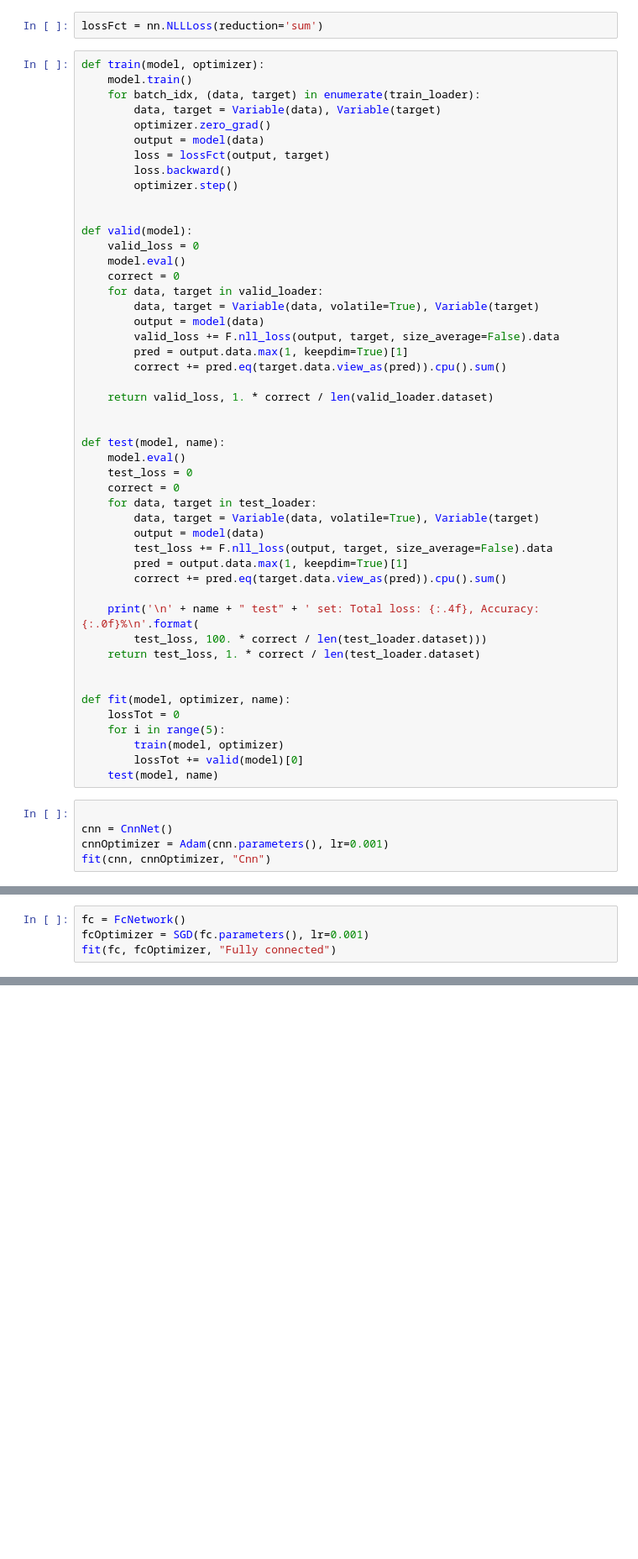
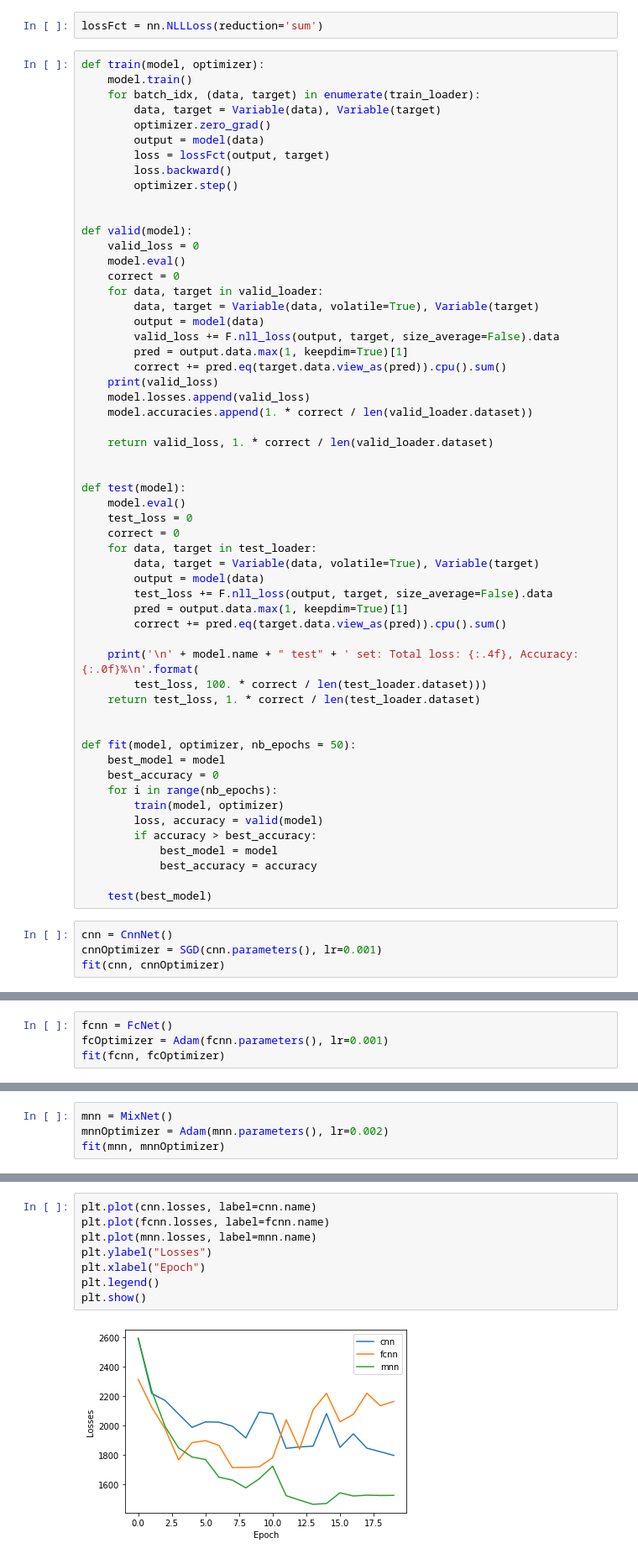
Before and after one commit to beurnii/INF8225, a Jupyter notebook: tp2/1878557_p2.ipynb, the cells around one changed output, grey strips where cells are left out. Shown: that part at 84% size. Cells and saved outputs as stored; diff of their text form; blank space fills up the shorter version.

```diff
--- a/tp2/1878557_p2.ipynb
+++ b/tp2/1878557_p2.ipynb
@@ -140,11 +172,14 @@ def valid(model):
         valid_loss += F.nll_loss(output, target, size_average=False).data
         pred = output.data.max(1, keepdim=True)[1]
         correct += pred.eq(target.data.view_as(pred)).cpu().sum()
+    print(valid_loss)
+    model.losses.append(valid_loss)
+    model.accuracies.append(1. * correct / len(valid_loader.dataset))
 
     return valid_loss, 1. * correct / len(valid_loader.dataset)
 
 
-def test(model, name):
+def test(model):
     model.eval()
     test_loss = 0
     correct = 0
@@ -155,20 +190,24 @@ def test(model, name):
         pred = output.data.max(1, keepdim=True)[1]
         correct += pred.eq(target.data.view_as(pred)).cpu().sum()
 
-    print('\n' + name + " test" + ' set: Total loss: {:.4f}, Accuracy: {:.0f}%\n'.format(
+    print('\n' + model.name + " test" + ' set: Total loss: {:.4f}, Accuracy: {:.0f}%\n'.format(
         test_loss, 100. * correct / len(test_loader.dataset)))
     return test_loss, 1. * correct / len(test_loader.dataset)
 
 
-def fit(model, optimizer, name):
-    lossTot = 0
-    for i in range(5):
+def fit(model, optimizer, nb_epochs = 50):
+    best_model = model
+    best_accuracy = 0
+    for i in range(nb_epochs):
         train(model, optimizer)
-        lossTot += valid(model)[0]
-    test(model, name)
+        loss, accuracy = valid(model)
+        if accuracy > best_accuracy:
+            best_model = model
+            best_accuracy = accuracy
+
+    test(best_model)
 # %%
-
 cnn = CnnNet()
-cnnOptimizer = Adam(cnn.parameters(), lr=0.001)
-fit(cnn, cnnOptimizer, "Cnn")
+cnnOptimizer = SGD(cnn.parameters(), lr=0.001)
+fit(cnn, cnnOptimizer)
 # %% [output]
@@ -176,5 +231,5 @@ Cnn test set: Total loss: 3748.9939, Accuracy: 87%
 # %%
-fc = FcNetwork()
-fcOptimizer = SGD(fc.parameters(), lr=0.001)
-fit(fc, fcOptimizer, "Fully connected")
+fcnn = FcNet()
+fcOptimizer = Adam(fcnn.parameters(), lr=0.001)
+fit(fcnn, fcOptimizer)
 # %% [output]
@@ -181,0 +253,4 @@ Fully connected test set: Total loss: 3443.1460, Accuracy: 87%
+# %%
+mnn = MixNet()
+mnnOptimizer = Adam(mnn.parameters(), lr=0.002)
+fit(mnn, mnnOptimizer)
@@ -181,0 +275,10 @@ Fully connected test set: Total loss: 3443.1460, Accuracy: 87%
+# %%
+plt.plot(cnn.losses, label=cnn.name)
+plt.plot(fcnn.losses, label=fcnn.name)
+plt.plot(mnn.losses, label=mnn.name)
+plt.ylabel("Losses")
+plt.xlabel("Epoch")
+plt.legend()
+plt.show()
+# %% [output]
+[figure, added]
```
Also changed, not shown: parts of 7 cells of this notebook, 1 other file.
